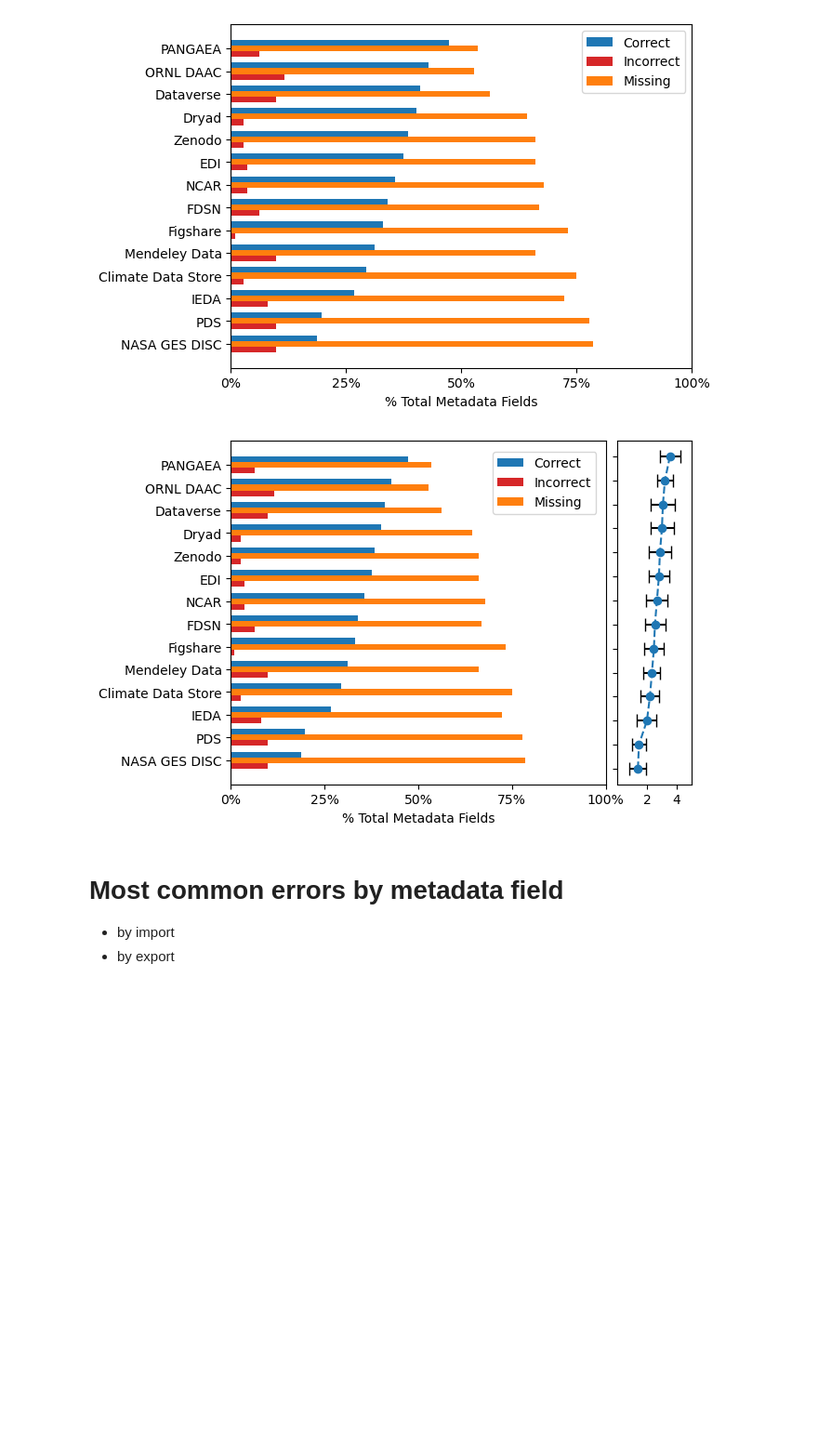
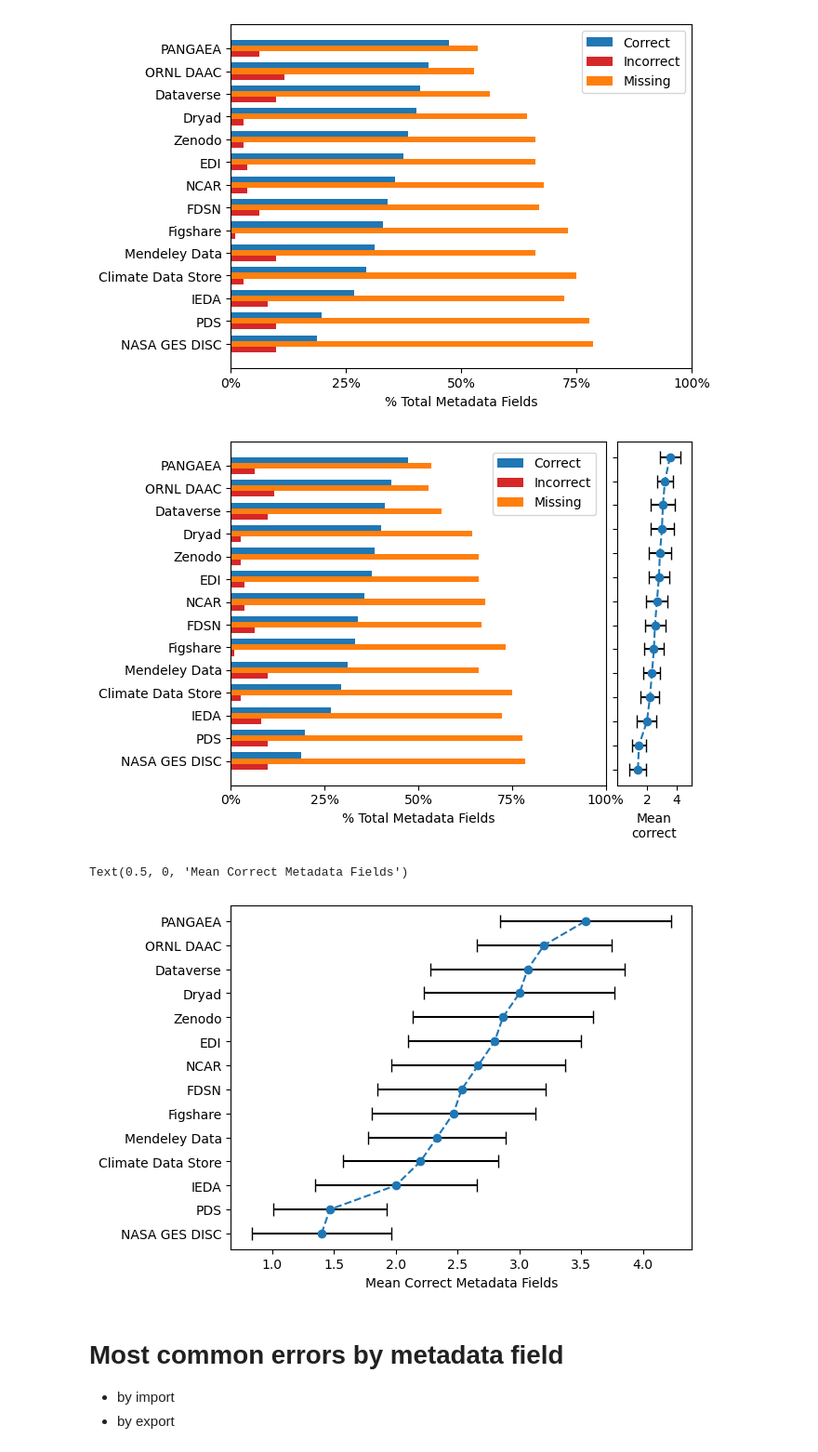
Before and after one commit to kvrouwenvelder/reference-manager-analysis, a Jupyter notebook: refman-data-citation-analysis-workbook.ipynb, the cells around one changed output. Shown at 93% size. Drawn from its saved outputs; the diff is of its cells as text; code cells hidden in the pictures; blank space fills up the shorter version.

```diff
--- a/refman-data-citation-analysis-workbook.ipynb
+++ b/refman-data-citation-analysis-workbook.ipynb
@@ -848,6 +937,7 @@ axes[0].set_xlabel('% Total Metadata Fields')
 axes[1].set_yticks(x2, '', rotation = 0)
 axes[1].set_xticks([2,4])
 axes[1].set_xlim(0,5)
+axes[1].set_xlabel('Mean' + '\n' + 'correct')
 
 # set figure legend
 fig.legend(lines, labels,bbox_to_anchor=(0.75,0.87))
@@ -861,7 +951,19 @@ plt.show()
 
 fig.savefig((filepath+filename+filename2+'_horiz_error'+'.png'),dpi=300,bbox_inches='tight')
 # %% [output]
-[figure, old version]
+[figure, new version]
+# %%
+x2 = np.arange(14)
+y2 = np.arange(len(refman_import_sums_sort))
+
+fig, ax = plt.subplots()
+
+ax.errorbar(refman_import_sums_sort['mean_correct_by_repo'], y2, xerr = refman_import_sums_sort['sem_correct_by_repo'], ls='--', marker='o', capsize=5, capthick=1, ecolor='black')
+ax.set_yticks(x2,refman_import_sums_sort['Repository']) # Use Repository column
+ax.set_xlabel('Mean Correct Metadata Fields')
+# %% [output]
+Text(0.5, 0, 'Mean Correct Metadata Fields')
+[figure, added]
 # %% [markdown]
 # Most common errors by metadata field
 
```
Also changed, not shown: parts of 11 cells of this notebook.
